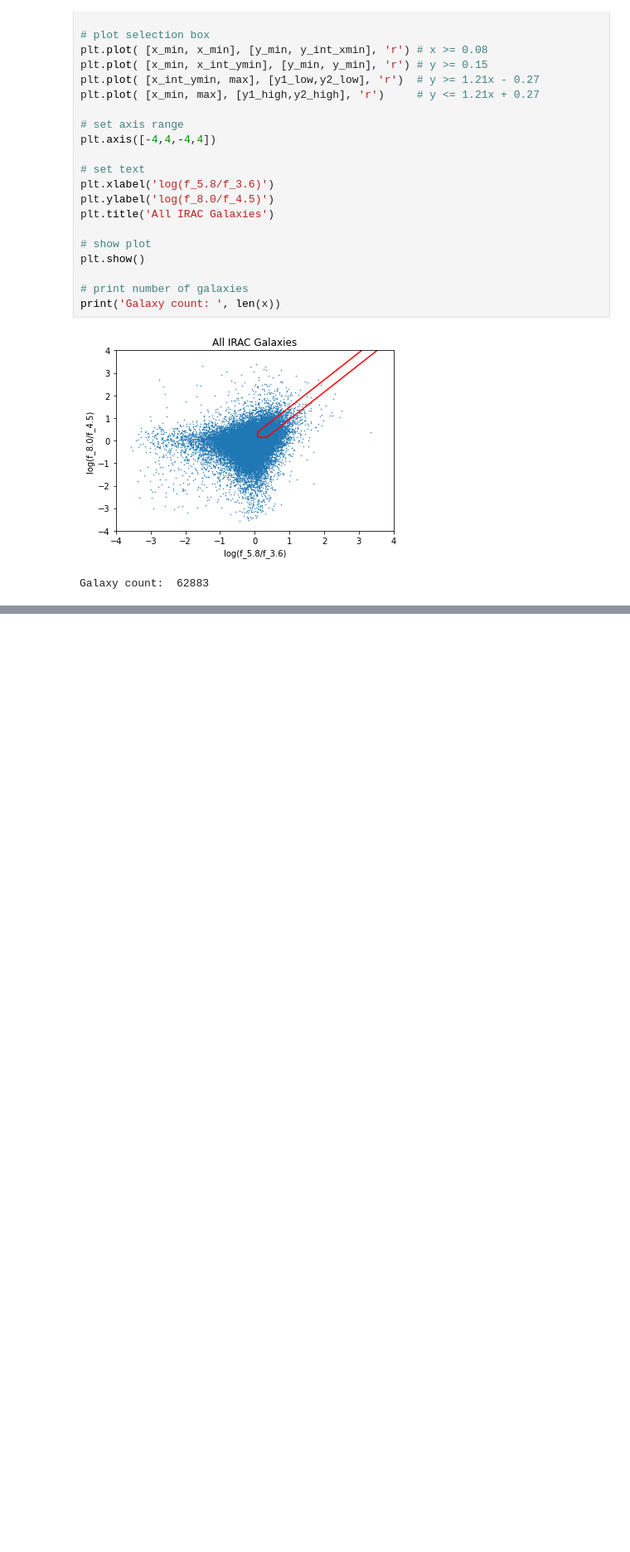
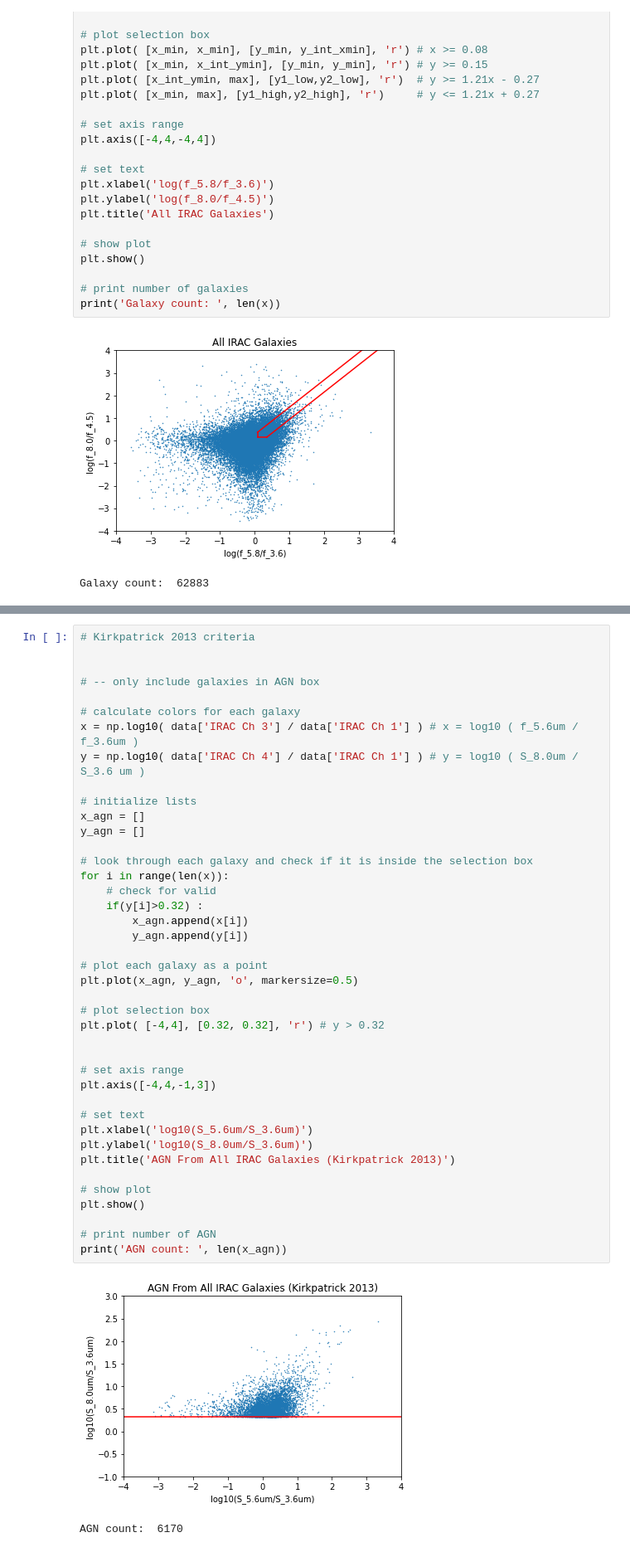
Before and after one commit to parallax-xallaraq/AGNerds, a Jupyter notebook: CEERS_AGN_Search/AGN_Search.ipynb, the cells around one changed output, grey strips where cells are left out. Shown at 83% size. Cells and saved outputs as stored; diff of their text form; blank space fills up the shorter version.

Commit message:
made incorrect Kirkpatrick 2013 color-color plots
I need a new catalog. I am missing data.

```diff
--- a/CEERS_AGN_Search/AGN_Search.ipynb
+++ b/CEERS_AGN_Search/AGN_Search.ipynb
@@ -257,3 +258,47 @@ print('AGN count: ', len(x_agn))
 # %% [output]
 [figure]
 AGN count:  4133
+# %%
+# Kirkpatrick 2013 criteria
+
+
+# -- only include galaxies in AGN box
+
+# calculate colors for each galaxy
+x = np.log10( data['IRAC Ch 3'] / data['IRAC Ch 1'] ) # x = log10 ( f_5.6um / f_3.6um )
+y = np.log10( data['IRAC Ch 4'] / data['IRAC Ch 1'] ) # y = log10 ( S_8.0um / S_3.6 um )
+
+# initialize lists
+x_agn = []
+y_agn = []
+
+# look through each galaxy and check if it is inside the selection box
+for i in range(len(x)):
+    # check for valid
+    if(y[i]>0.32) :
+        x_agn.append(x[i])
+        y_agn.append(y[i])
+
+# plot each galaxy as a point
+plt.plot(x_agn, y_agn, 'o', markersize=0.5)
+
+# plot selection box
+plt.plot( [-4,4], [0.32, 0.32], 'r') # y > 0.32
+
+
+# set axis range
+plt.axis([-4,4,-1,3])
+
+# set text
+plt.xlabel('log10(S_5.6um/S_3.6um)')
+plt.ylabel('log10(S_8.0um/S_3.6um)')
+plt.title('AGN From All IRAC Galaxies (Kirkpatrick 2013)')
+
+# show plot
+plt.show()
+
+# print number of AGN
+print('AGN count: ', len(x_agn))
+# %% [output]
+[figure, added]
+AGN count:  6170
```
Also changed, not shown: parts of 1 cell of this notebook.
